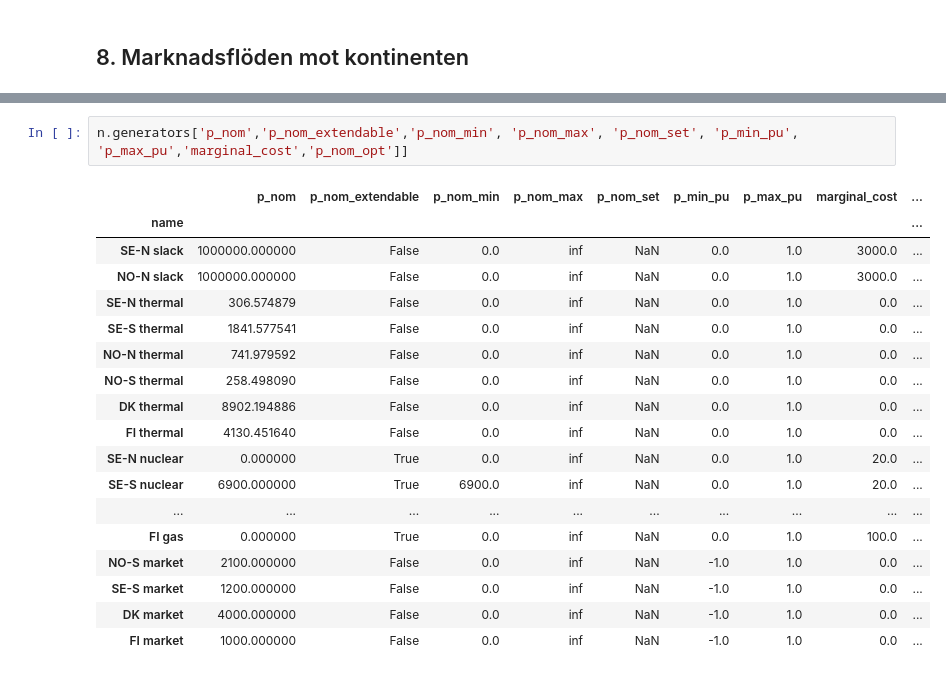
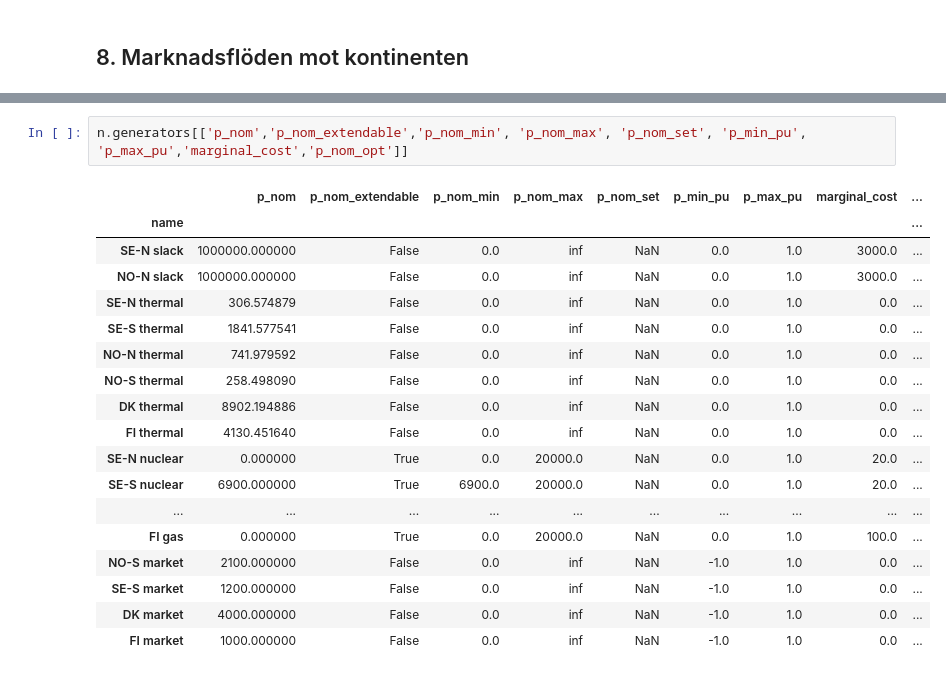
Before and after one commit to beow/NordPSA, a Jupyter notebook: notebooks/explore_results.ipynb, the cells around one changed output, grey strips where cells are left out. Cells and saved outputs as stored; diff of their text form.

```diff
--- a/notebooks/explore_results.ipynb
+++ b/notebooks/explore_results.ipynb
@@ -400,20 +396,20 @@ plt.tight_layout()
 # %%
-n.generators['p_nom','p_nom_extendable','p_nom_min', 'p_nom_max', 'p_nom_set', 'p_min_pu', 'p_max_pu','marginal_cost','p_nom_opt']]
+n.generators[['p_nom','p_nom_extendable','p_nom_min', 'p_nom_max', 'p_nom_set', 'p_min_pu', 'p_max_pu','marginal_cost','p_nom_opt']]
 # %% [output]
 |  | p_nom | p_nom_extendable | p_nom_min | p_nom_max | p_nom_set | p_min_pu | p_max_pu | marginal_cost | ... |
 | name |  |  |  |  |  |  |  |  | ... |
 | SE-N slack | 1000000.000000 | False | 0.0 | inf | NaN | 0.0 | 1.0 | 3000.0 | ... |
 | NO-N slack | 1000000.000000 | False | 0.0 | inf | NaN | 0.0 | 1.0 | 3000.0 | ... |
 | SE-N thermal | 306.574879 | False | 0.0 | inf | NaN | 0.0 | 1.0 | 0.0 | ... |
 | SE-S thermal | 1841.577541 | False | 0.0 | inf | NaN | 0.0 | 1.0 | 0.0 | ... |
 | NO-N thermal | 741.979592 | False | 0.0 | inf | NaN | 0.0 | 1.0 | 0.0 | ... |
 | NO-S thermal | 258.498090 | False | 0.0 | inf | NaN | 0.0 | 1.0 | 0.0 | ... |
 | DK thermal | 8902.194886 | False | 0.0 | inf | NaN | 0.0 | 1.0 | 0.0 | ... |
 | FI thermal | 4130.451640 | False | 0.0 | inf | NaN | 0.0 | 1.0 | 0.0 | ... |
-| SE-N nuclear | 0.000000 | True | 0.0 | inf | NaN | 0.0 | 1.0 | 20.0 | ... |
-| SE-S nuclear | 6900.000000 | True | 6900.0 | inf | NaN | 0.0 | 1.0 | 20.0 | ... |
+| SE-N nuclear | 0.000000 | True | 0.0 | 20000.0 | NaN | 0.0 | 1.0 | 20.0 | ... |
+| SE-S nuclear | 6900.000000 | True | 6900.0 | 20000.0 | NaN | 0.0 | 1.0 | 20.0 | ... |
 | ... | ... | ... | ... | ... | ... | ... | ... | ... | ... |
-| FI gas | 0.000000 | True | 0.0 | inf | NaN | 0.0 | 1.0 | 100.0 | ... |
+| FI gas | 0.000000 | True | 0.0 | 20000.0 | NaN | 0.0 | 1.0 | 100.0 | ... |
 | NO-S market | 2100.000000 | False | 0.0 | inf | NaN | -1.0 | 1.0 | 0.0 | ... |
 | SE-S market | 1200.000000 | False | 0.0 | inf | NaN | -1.0 | 1.0 | 0.0 | ... |
 | DK market | 4000.000000 | False | 0.0 | inf | NaN | -1.0 | 1.0 | 0.0 | ... |
```
Also changed, not shown: parts of 19 cells of this notebook, 4 other files.
